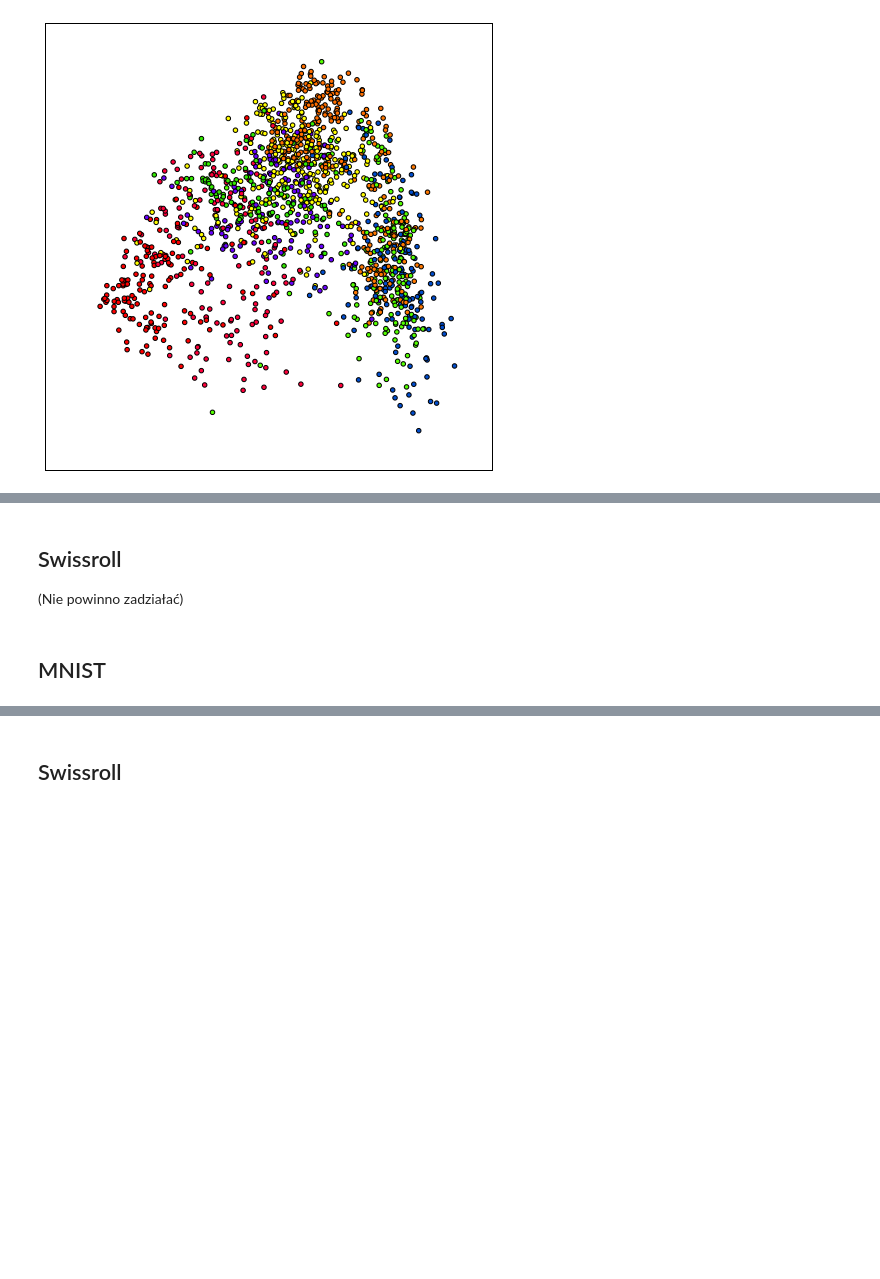
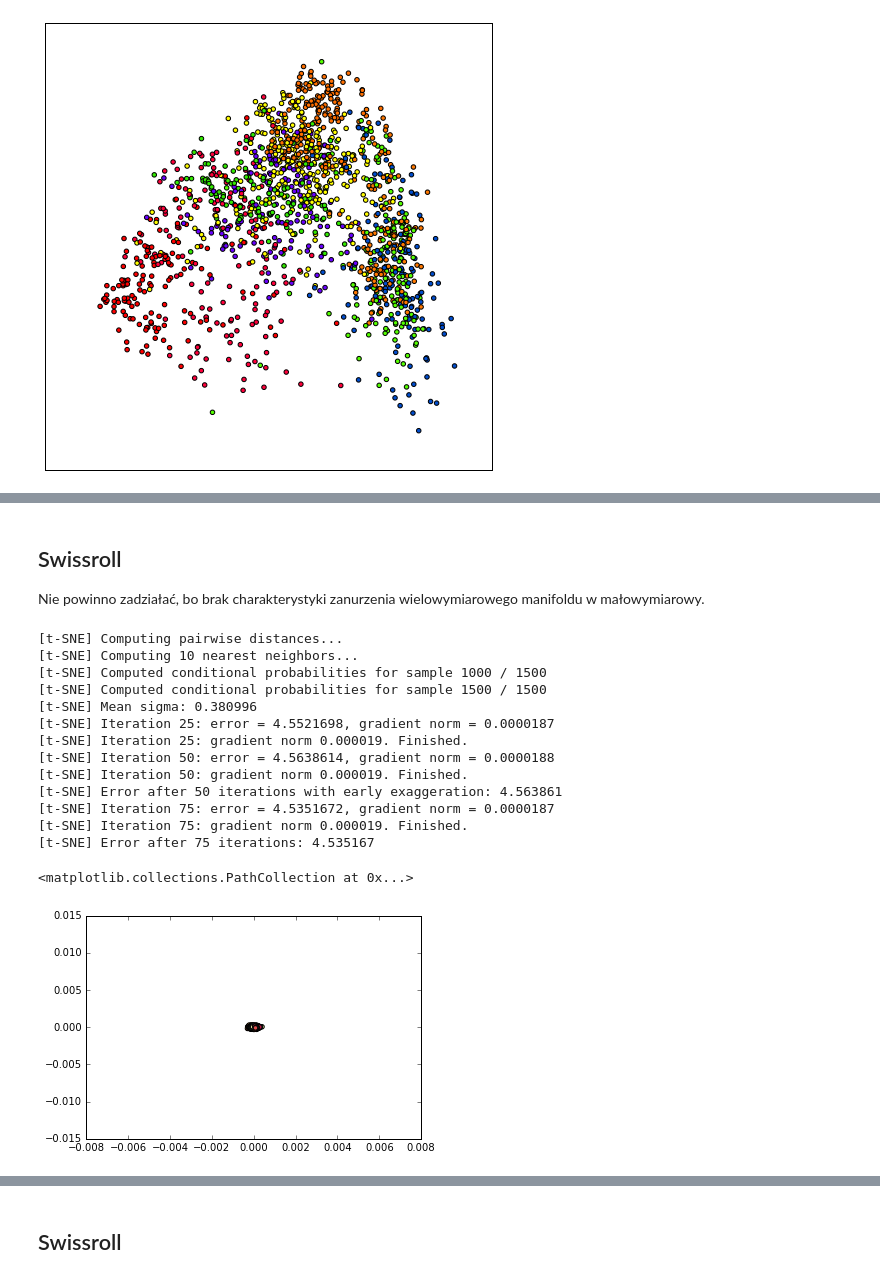
Before and after one commit to gmum/ml2017, a Jupyter notebook: L11.ipynb, the cells around one changed output, grey strips where cells are left out. Saved outputs shown, nothing was run; the diff lists cells and outputs as text; code cells hidden in the pictures; blank space fills up the shorter version.

```diff
--- a/L11.ipynb
+++ b/L11.ipynb
@@ -335,6 +359,4 @@ Różnice z isomap:
 # %% [markdown]
 ## Swissroll
 
-(Nie powinno zadziałać)
+Nie powinno zadziałać, bo brak charakterystyki zanurzenia wielowymiarowego manifoldu w małowymiarowy.
-# %% [markdown]
-## MNIST
@@ -340,0 +365,20 @@ Różnice z isomap:
+# %%
+X_swissroll_proj = TSNE(verbose=10, perplexity=3, learning_rate=0.001).fit_transform(X_swissroll)
+# Jak widac, swissroll nie ma globalnej struktury liniowej, stad porazka metody
+plt.scatter(X_swissroll_proj[:, 0], X_swissroll_proj[:, 1], c=z_swissroll, cmap=plt.cm.Spectral)
+# %% [output]
+[t-SNE] Computing pairwise distances...
+[t-SNE] Computing 10 nearest neighbors...
+[t-SNE] Computed conditional probabilities for sample 1000 / 1500
+[t-SNE] Computed conditional probabilities for sample 1500 / 1500
+[t-SNE] Mean sigma: 0.380996
+[t-SNE] Iteration 25: error = 4.5521698, gradient norm = 0.0000187
+[t-SNE] Iteration 25: gradient norm 0.000019. Finished.
+[t-SNE] Iteration 50: error = 4.5638614, gradient norm = 0.0000188
+[t-SNE] Iteration 50: gradient norm 0.000019. Finished.
+[t-SNE] Error after 50 iterations with early exaggeration: 4.563861
+[t-SNE] Iteration 75: error = 4.5351672, gradient norm = 0.0000187
+[t-SNE] Iteration 75: gradient norm 0.000019. Finished.
+[t-SNE] Error after 75 iterations: 4.535167
+<matplotlib.collections.PathCollection at 0x...>
+[figure, added]
```
Also changed, not shown: parts of 20 cells of this notebook.
